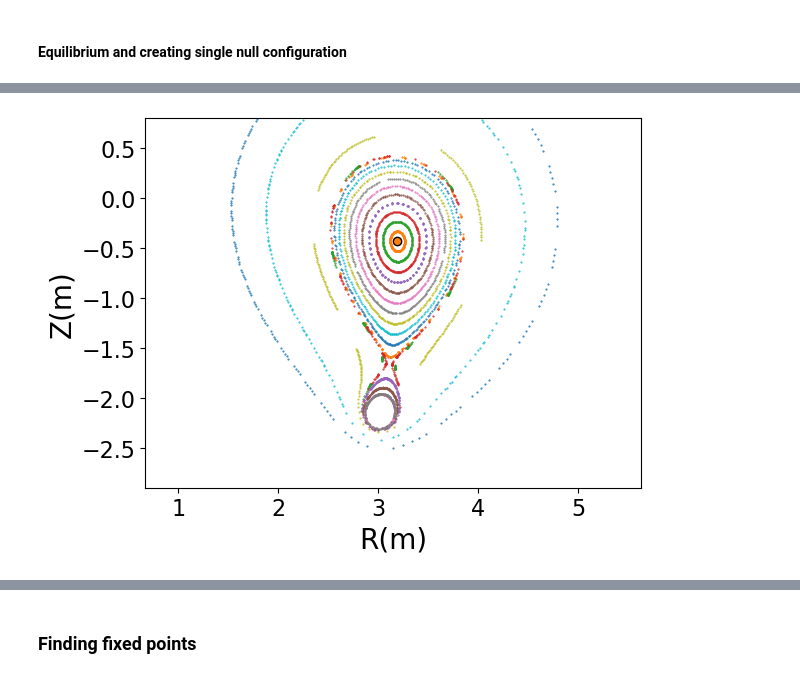
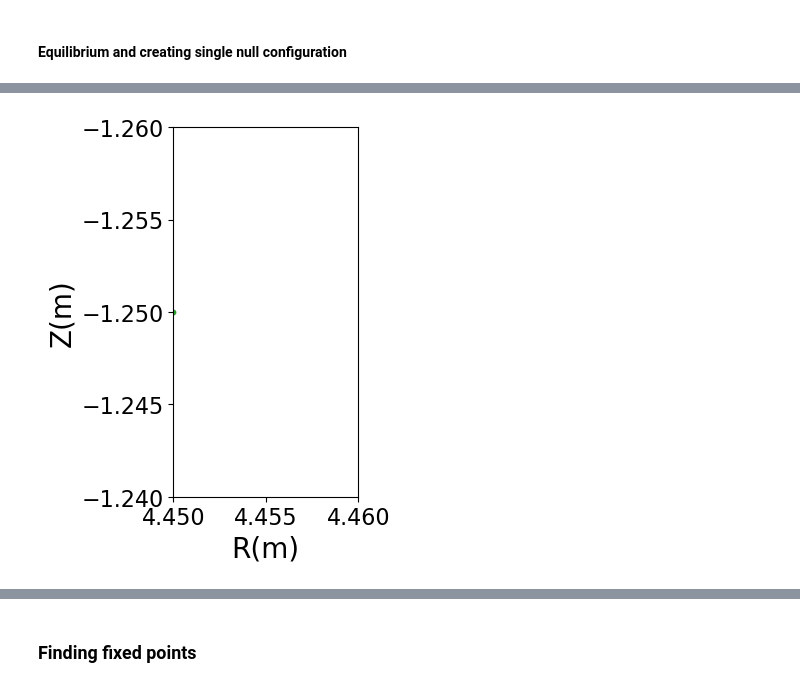
Before and after one commit to Akitzu/masterthesis, a Jupyter notebook: code/notebooks/toybox_tokamak.ipynb, the cells around one changed output, grey strips where cells are left out. Drawn from its saved outputs; the diff is of its cells as text; code cells hidden in the pictures.

```diff
--- a/code/notebooks/toybox_tokamak.ipynb
+++ b/code/notebooks/toybox_tokamak.ipynb
@@ -5,0 +18,5 @@ import numpy as np
+# %%
+separatrix = {"type": "circular-current-loop", "amplitude": -1.8, "R": 4.7, "Z": -1.5}
+
+ps = AnalyticCylindricalBfield.without_axis(3, 0, 0.91, 0.7, perturbations_args = [separatrix], Rbegin = 1, Rend = 5, niter = 1800,  guess=[3.3,-0.2],  tol = 1e-9)
+# ps = AnalyticCylindricalBfield(3, 0, 0.9, 0.7, perturbations_args = [separatrix])
@@ -57,12 +33,12 @@ ax.set_xlim(-2, 2)
 # %%
 # set up the integrator
 iparams = dict()
-iparams["rtol"] = 1e-7
+iparams["rtol"] = 1e-10
 
 # set up the Poincare plot
 pparams = dict()
-pparams["Rbegin"] = 3.01
-pparams["Rend"] = 5.5
+pparams["Rbegin"] = 3.
+pparams["Rend"] = 6
 pparams["nPtrj"] = 20
 pparams["nPpts"] = 200
 pparams["zeta"] = 0
@@ -70,18 +46,10 @@ pparams["zeta"] = 0
 
 # Set RZs
 nfieldlines = pparams["nPtrj"]+1
-Rs = np.linspace(3.2, 3.15, nfieldlines)
-Zs = np.linspace(-0.43, -2.5, nfieldlines)
+Rs = np.linspace(3.326, 4.7, nfieldlines)
+Zs = np.linspace(-0.1713, -1.5, nfieldlines)
 RZs = np.array([[r, z] for r, z in zip(Rs, Zs)])
 
 pplot = PoincarePlot(ps, pparams, integrator_params=iparams)
 pdata = pplot.compute(RZs)
 # pdata = pplot.compute()
-# %%
-pplot.plot(marker=".", s=1, xlim=[2.3, 4], ylim=[-2.9, 0.8])
-plt.scatter(ps._R0, ps._Z0, marker="o", edgecolors="black", linewidths=1)
-# plt.scatter(3.11, -1.66, color="r", s=4)
-fig = plt.gcf()
-ax = fig.get_axes()[0]
-# %% [output]
-[figure, removed]
@@ -90,0 +56,8 @@ pplot.plot_q()
+# %%
+fig, ax = pplot.plot(marker=".", s=1, xlim=[4.45, 4.46], ylim=[-1.24, -1.26])
+# fig, ax = pplot.plot(marker=".", s=1)
+ax.scatter(ps._R0, ps._Z0, marker="o", edgecolors="black", linewidths=1)
+ax.scatter(4.45, -1.25, s=10)
+plt.show()
+# %% [output]
+[figure, added]
```
Also changed, not shown: parts of 89 cells of this notebook, 38 other files.
